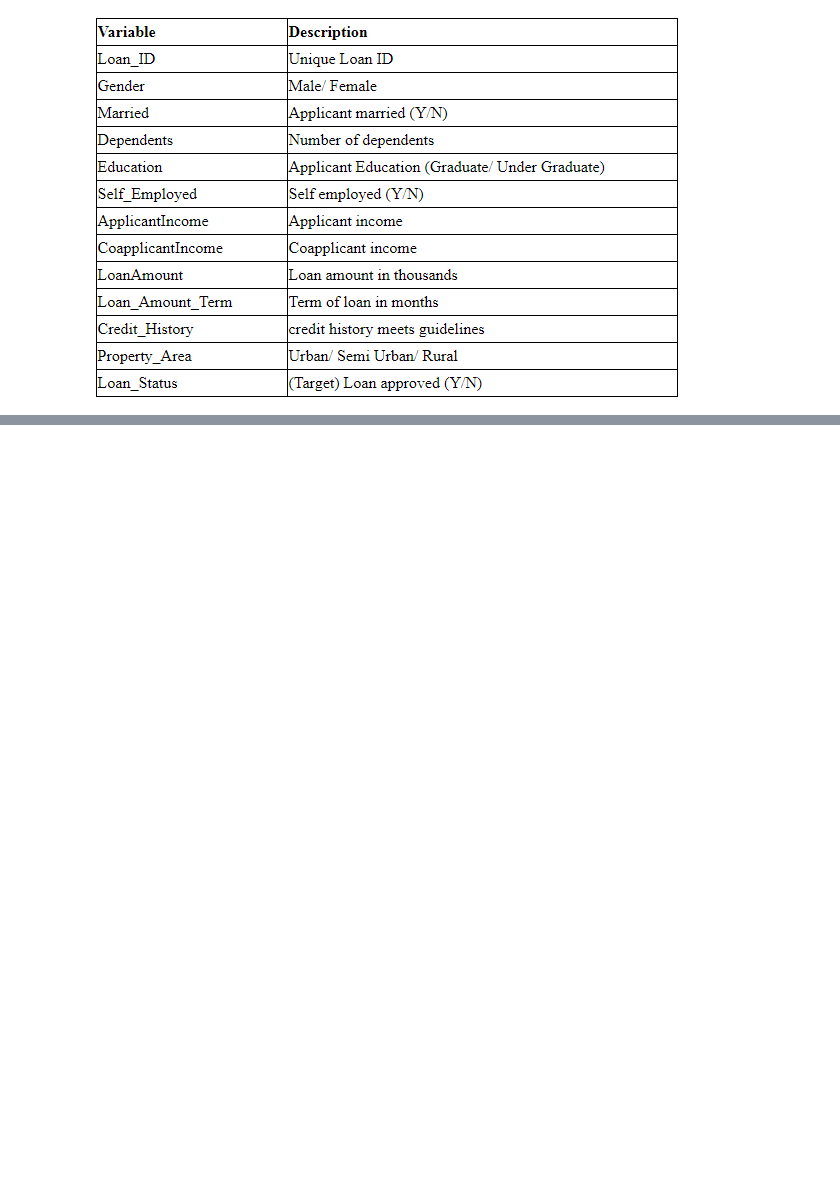
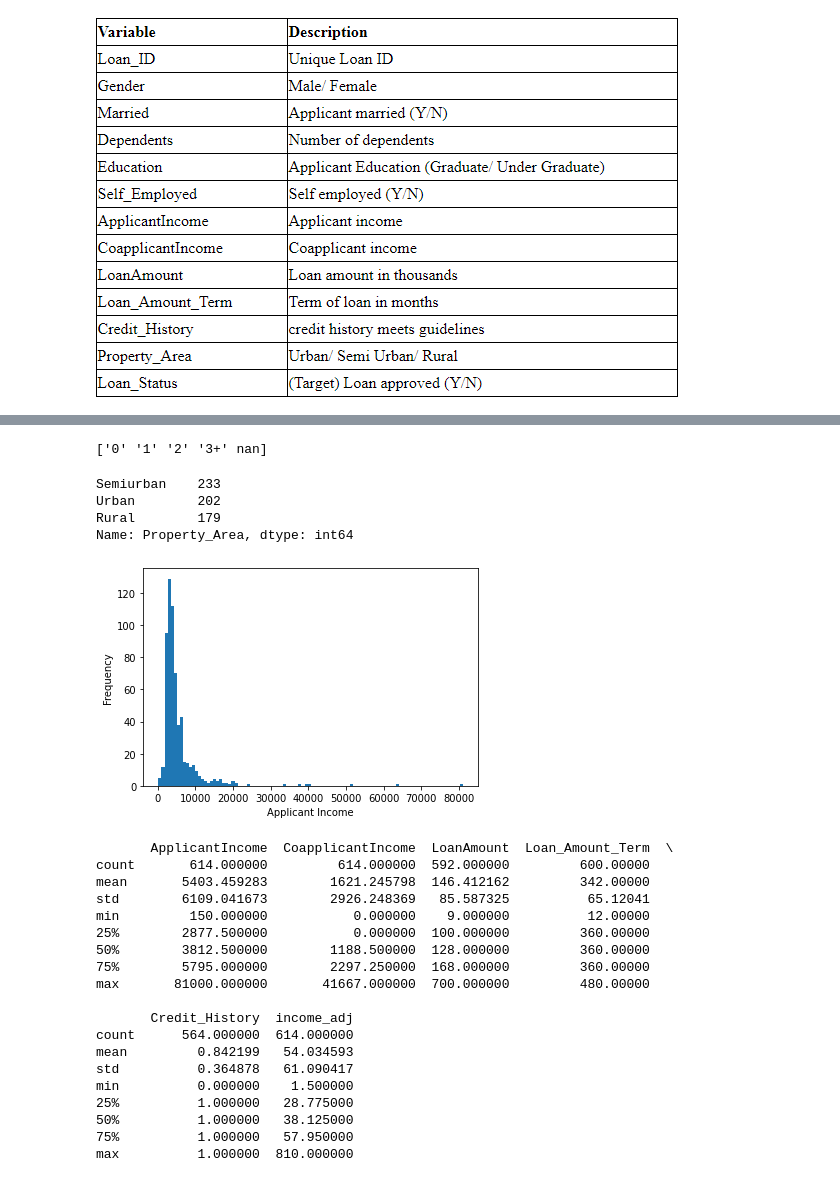
Before and after one commit to Frank-Howd/DS-Unit-2-Applied-Modeling, a Jupyter notebook: module4-model-interpretation/Final Unit-2 Project .ipynb, the cells around one changed output, grey strips where cells are left out. Cells and saved outputs as stored; diff of their text form; code cells hidden in the pictures; blank space fills up the shorter version.

```diff
--- a/module4-model-interpretation/Final Unit-2 Project .ipynb
+++ b/module4-model-interpretation/Final Unit-2 Project .ipynb
@@ -53,0 +129,58 @@ train.head()
+# %%
+# Examine 'Dependents' feature
+
+print(train['Dependents'].unique())
+# %% [output]
+['0' '1' '2' '3+' nan]
+# %%
+# Examine 'Property_Area' feature
+# No missing values, implies either all loans are home/property purchases, or is
+# indicating where loan applicant resides.
+
+print(train['Property_Area'].value_counts())
+# %% [output]
+Semiurban    233
+Urban        202
+Rural        179
+Name: Property_Area, dtype: int64
+# %%
+# Complete histogram plots of the continuous variables,
+# and explore their distributions.
+
+# Applicant Income
+train['ApplicantIncome'].plot(kind='hist', bins=100)
+
+plt.xlabel('Applicant Income')
+plt.ylabel('Frequency')
+plt.show();
+
+print(train.describe())
+
+# Possible outliers present.
+# Also 'Applicant_Income' and 'Coapplicant_Income' may need to be addressed (scaled).
+# Information from dataset authorindicates 'LoanAmount' is in thousands.  This would
+# mean the min amount requested was $9,000, and the max loan request was $700,000.
+# If the same scale is used for 'ApplicantIncome' it would indicate a low of
+# $150,000, and a high of $81 million - a highly unlikely spread.  It would also
+# imply a max 'CoapplicantIncome' of > $41 million!
+# %% [output]
+[figure, added]
+       ApplicantIncome  CoapplicantIncome  LoanAmount  Loan_Amount_Term  \
+count       614.000000         614.000000  592.000000         600.00000
+mean       5403.459283        1621.245798  146.412162         342.00000
+std        6109.041673        2926.248369   85.587325          65.12041
+min         150.000000           0.000000    9.000000          12.00000
+25%        2877.500000           0.000000  100.000000         360.00000
+50%        3812.500000        1188.500000  128.000000         360.00000
+75%        5795.000000        2297.250000  168.000000         360.00000
+max       81000.000000       41667.000000  700.000000         480.00000
+
+       Credit_History  income_adj
+count      564.000000  614.000000
+mean         0.842199   54.034593
+std          0.364878   61.090417
+min          0.000000    1.500000
+25%          1.000000   28.775000
+50%          1.000000   38.125000
+75%          1.000000   57.950000
+max          1.000000  810.000000
```
Also changed, not shown: parts of 39 cells of this notebook, 1 other file.
